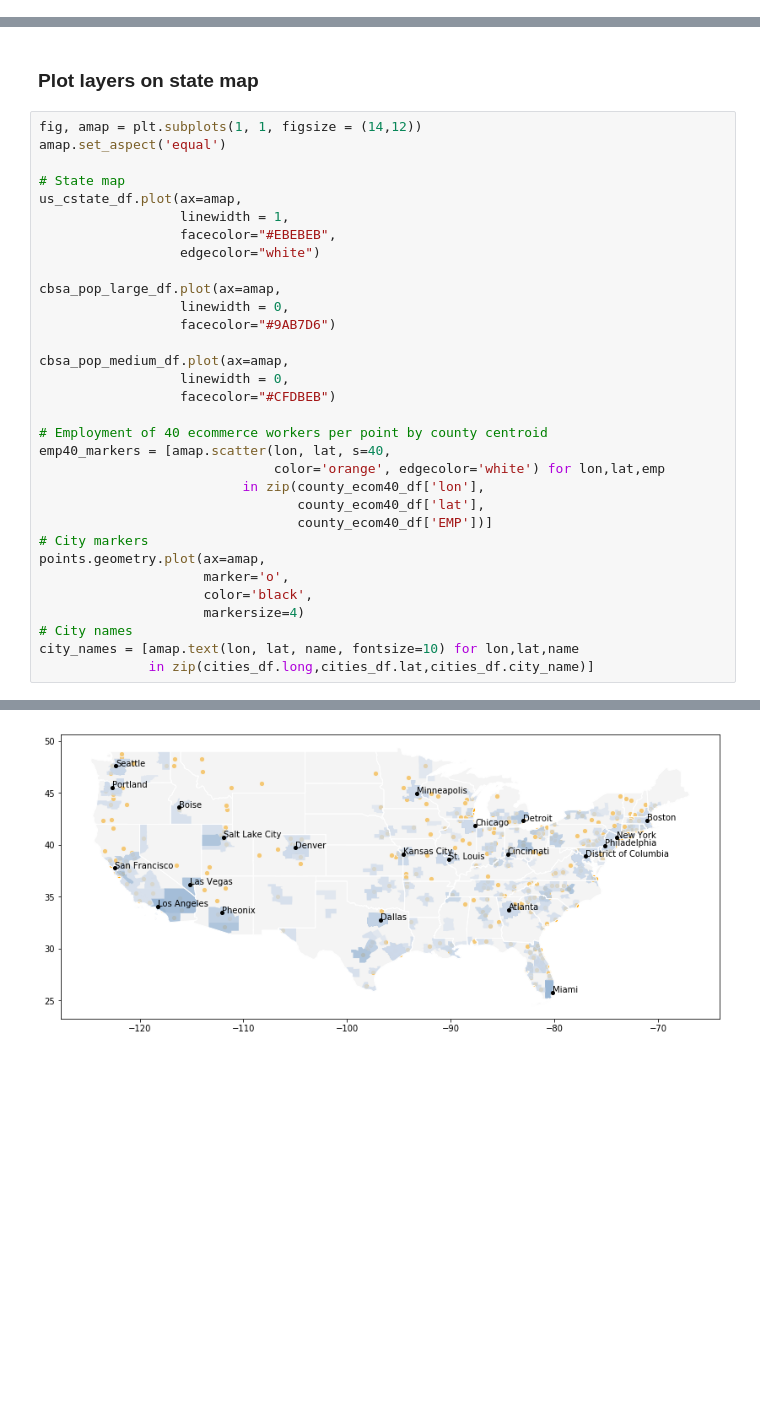
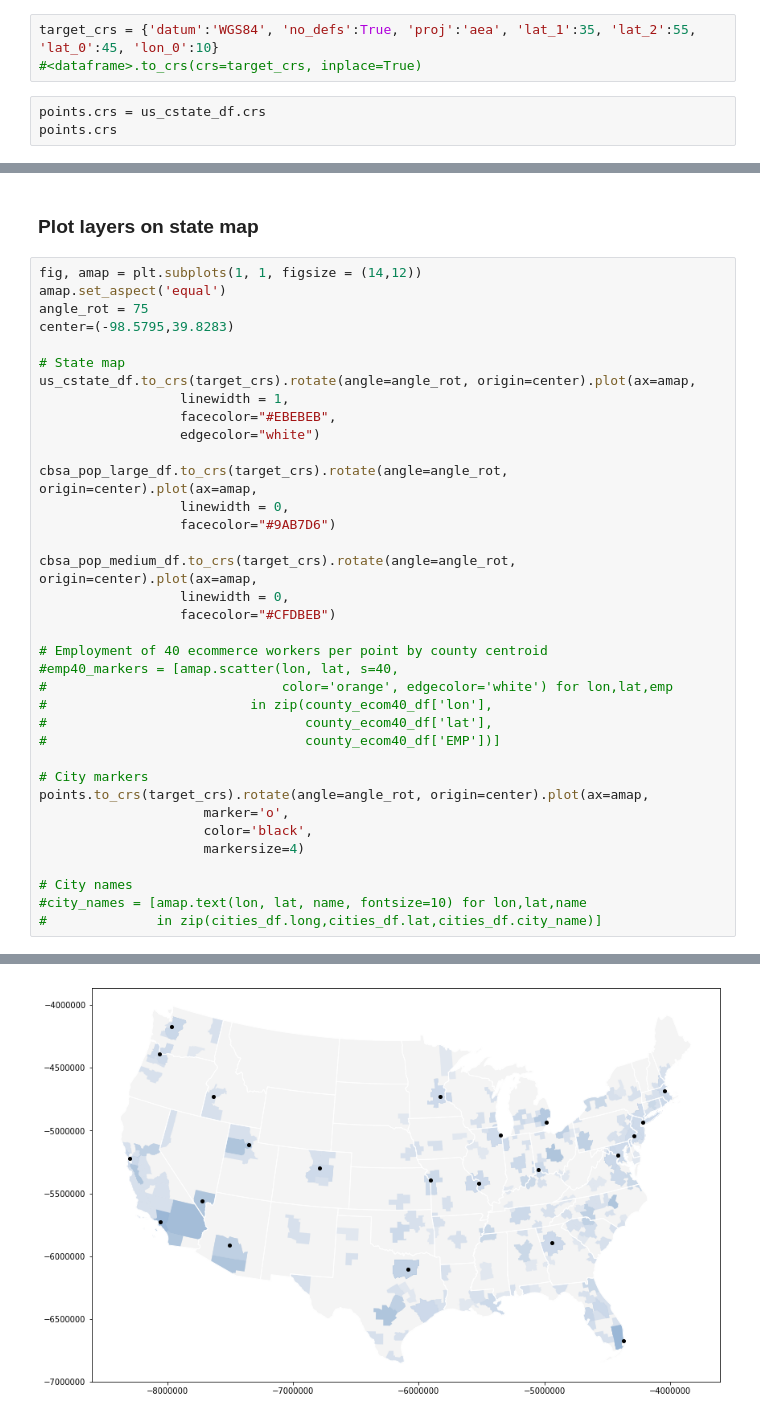
Before and after one commit to stoneyv/cbsa_plot, a Jupyter notebook: python/notebooks/cbsa_cbp_ecommerce_2015.ipynb, the cells around one changed output, grey strips where cells are left out. Saved outputs shown, nothing was run; the diff lists cells and outputs as text; blank space fills up the shorter version.

```diff
--- a/python/notebooks/cbsa_cbp_ecommerce_2015.ipynb
+++ b/python/notebooks/cbsa_cbp_ecommerce_2015.ipynb
@@ -292,3 +308,9 @@ cities_df.head(3)
 | 0 | Seattle | -122.3321 | 47.60621 | -1.5 | 0.0 | (-122.3321, 47.60621) | POINT (-122.3321 47.60621) |
 | 1 | Portland | -122.6765 | 45.52306 | -1.5 | 0.0 | (-122.6765, 45.52306) | POINT (-122.6765 45.52306) |
 | 2 | Boise | -116.2146 | 43.61871 | 1.2 | -0.5 | (-116.2146, 43.61871) | POINT (-116.2146 43.61871) |
+# %%
+target_crs = {'datum':'WGS84', 'no_defs':True, 'proj':'aea', 'lat_1':35, 'lat_2':55, 'lat_0':45, 'lon_0':10}
+#<dataframe>.to_crs(crs=target_crs, inplace=True)
+# %%
+points.crs = us_cstate_df.crs
+points.crs
@@ -297,33 +321,37 @@ cities_df.head(3)
 # %%
 fig, amap = plt.subplots(1, 1, figsize = (14,12))
 amap.set_aspect('equal')
+angle_rot = 75
+center=(-98.5795,39.8283)
 
 # State map
-us_cstate_df.plot(ax=amap,
+us_cstate_df.to_crs(target_crs).rotate(angle=angle_rot, origin=center).plot(ax=amap,
                   linewidth = 1,
                   facecolor="#EBEBEB",
                   edgecolor="white")
 
-cbsa_pop_large_df.plot(ax=amap,
+cbsa_pop_large_df.to_crs(target_crs).rotate(angle=angle_rot, origin=center).plot(ax=amap,
                   linewidth = 0,
                   facecolor="#9AB7D6")
 
-cbsa_pop_medium_df.plot(ax=amap,
+cbsa_pop_medium_df.to_crs(target_crs).rotate(angle=angle_rot, origin=center).plot(ax=amap,
                   linewidth = 0,
                   facecolor="#CFDBEB")
 
 # Employment of 40 ecommerce workers per point by county centroid
-emp40_markers = [amap.scatter(lon, lat, s=40,
-                              color='orange', edgecolor='white') for lon,lat,emp
-                          in zip(county_ecom40_df['lon'],
-                                 county_ecom40_df['lat'],
-                                 county_ecom40_df['EMP'])]
+#emp40_markers = [amap.scatter(lon, lat, s=40,
+#                              color='orange', edgecolor='white') for lon,lat,emp
+#                          in zip(county_ecom40_df['lon'],
+#                                 county_ecom40_df['lat'],
+#                                 county_ecom40_df['EMP'])]
+
 # City markers
-points.geometry.plot(ax=amap,
+points.to_crs(target_crs).rotate(angle=angle_rot, origin=center).plot(ax=amap,
                      marker='o',
                      color='black',
                      markersize=4)
+
 # City names
-city_names = [amap.text(lon, lat, name, fontsize=10) for lon,lat,name
-              in zip(cities_df.long,cities_df.lat,cities_df.city_name)]
+#city_names = [amap.text(lon, lat, name, fontsize=10) for lon,lat,name
+#              in zip(cities_df.long,cities_df.lat,cities_df.city_name)]
 # %% [output]
@@ -330 +359 @@ city_names = [amap.text(lon, lat, name, fontsize=10) for lon,lat,name
-[figure, old version]
+[figure, new version]
```
Also changed, not shown: parts of 22 cells of this notebook.
